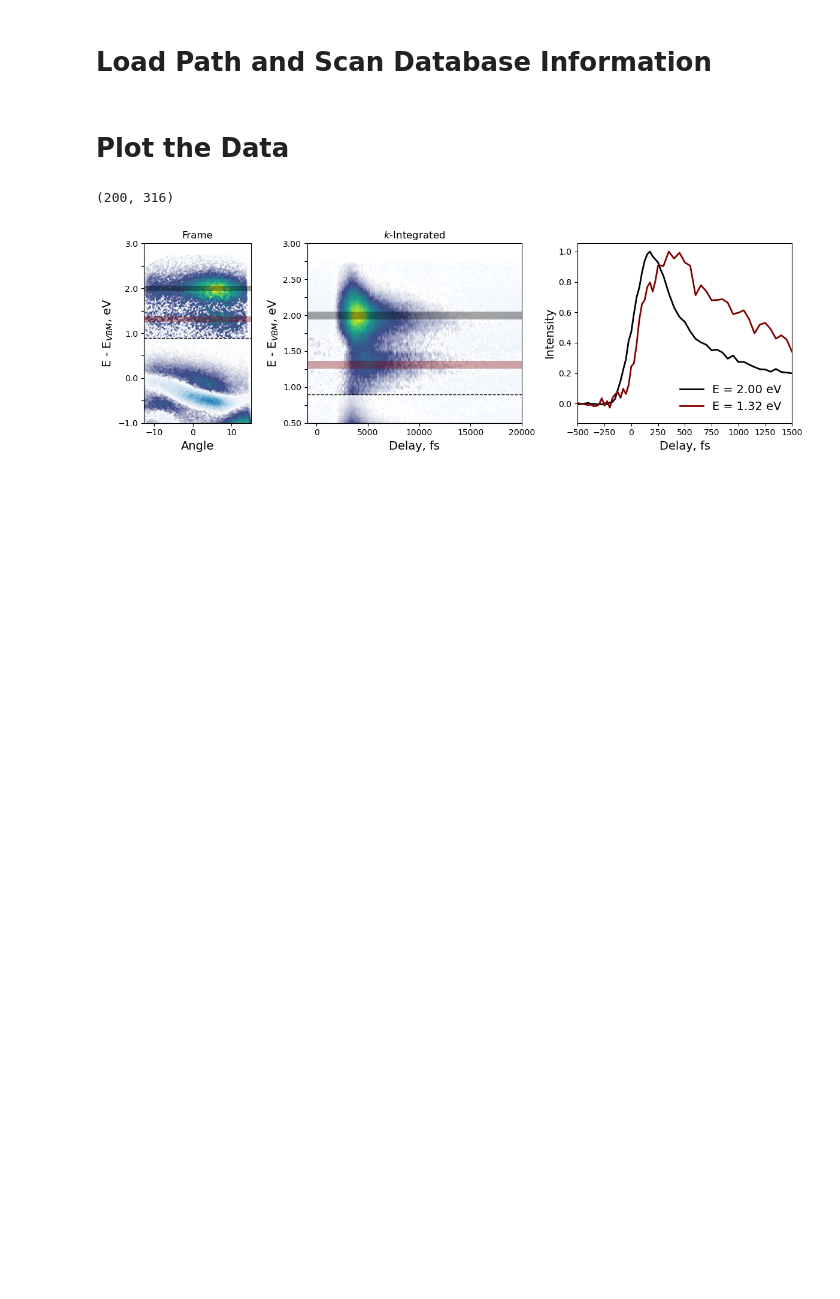
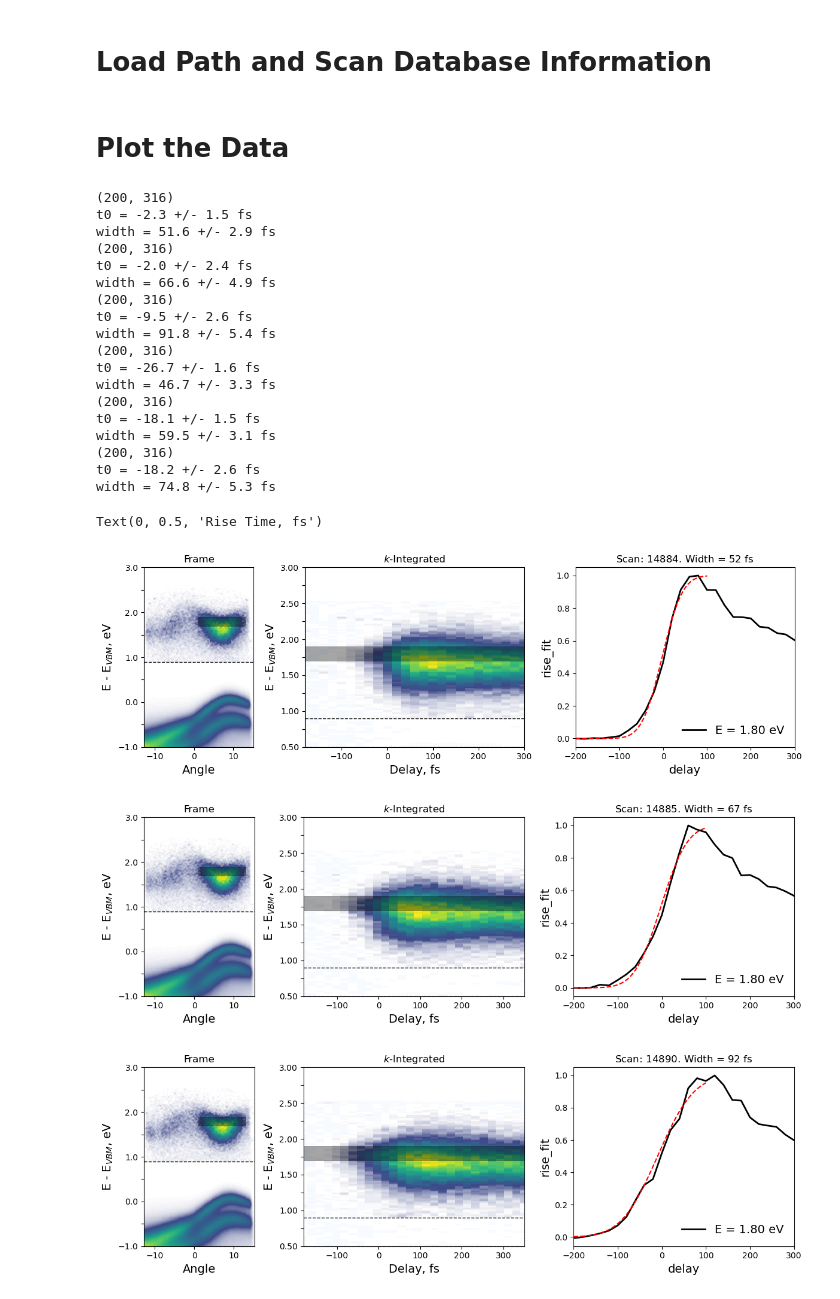
Before and after one commit to lawsonlloyd/mpes-analysis, a Jupyter notebook: phoibos_plot_analysis.ipynb, the cells around one changed output. Saved outputs shown, nothing was run; the diff lists cells and outputs as text; code cells hidden in the pictures; blank space fills up the shorter version.

Commit message:
phoibos t0

```diff
--- a/phoibos_plot_analysis.ipynb
+++ b/phoibos_plot_analysis.ipynb
@@ -51,33 +51,77 @@ energy_offset, delay_offset, force_offset = 19.62,  0, False
 
 scan_info = phoibos.get_scan_info(data_path_info, filename, {})
 # %%
-scan = 14608
+scan = 14898
 
-I = phoibos.load_data(data_path, scan, force_offset=False, scan_info = None, energy_offset=19.7+.1, delay_offset=0)
-
+I = phoibos.load_data(data_path, scan, force_offset=False, scan_info = None, energy_offset=20.5, delay_offset=0)
 I_res = I/np.max(I)
 # %% [markdown]
 # Plot the Data
 # %%
 %matplotlib inline
 
-fig, ax = plt.subplots(1, 3, gridspec_kw={'width_ratios': [1, 2, 2], 'height_ratios':[1]})
-fig.set_size_inches(12, 4, forward=False)
-ax = ax.flatten()
+scans = [14884, 14885, 14890, 14898, 14903, 14909]
+scmp = [8.7, 9.0, 9.3, 8.4, 8.1, 7.8]
+widths = []
 
-im0 = mpes.plot_phoibos_frame(I_res, fig=fig, ax=ax[0], energy_limits=(-1,3), E_enhance = .9, subtract_neg = True)
-waterfall = mpes.plot_waterfall(I_res, 0, 30, fig = fig, ax=ax[1], energy_limits = (0.5, 3), E_enhance = .9, subtract_neg=True)
+for scan in scans:
 
-E, E_int = [2, 1.32], 0.1
-colors = ['black', 'maroon', 'grey']
-traces = mpes.plot_time_traces(I_res, E, E_int, 0, 30, fig=fig, ax=ax[2], colors = colors)
+    I = phoibos.load_data(data_path, scan, force_offset=False, scan_info = None, energy_offset=20.5, delay_offset=0)
+    I_res = I/np.max(I)
 
-for i in np.arange(len(E)):
-    mpes.add_rect(500, 50000, E[i], E_int, ax[1], edgecolor=colors[i], facecolor=colors[i], alpha = 0.35)
-    mpes.add_rect(0, 30, E[i], E_int, ax[0], edgecolor=colors[i], facecolor=colors[i], alpha = 0.35)
+    fig, ax = plt.subplots(1, 3, gridspec_kw={'width_ratios': [1, 2, 2], 'height_ratios':[1]})
+    fig.set_size_inches(12, 4, forward=False)
+    ax = ax.flatten()
 
-ax[2].set_xlim(-500, 1500)
-fig.tight_layout()
+    im0 = mpes.plot_phoibos_frame(I_res, fig=fig, ax=ax[0], energy_limits=(-1,3), E_enhance = 0.9, subtract_neg = False)
+    waterfall = mpes.plot_waterfall(I_res, 0, 30, fig = fig, ax=ax[1], energy_limits = (0.5, 3), E_enhance = .9, subtract_neg=True)
+
+    E, E_int = [1.8], 0.2
+    a, a_int = 7, 12
+    colors = ['black', 'maroon', 'grey']
+    traces = mpes.get_time_trace(I_res, E[0], E_int, a, a_int)
+    mpes.plot_time_traces(I_res, E, E_int, a, a_int, fig=fig, ax=ax[2], colors = colors)
+
+    delay_limits = [-200, 100]
+    popt, perr, rise_fit = mpes.find_t0(traces/np.max(traces), delay_limits)
+
+    rise_fit.plot(ax=ax[2], color = 'red', linestyle = 'dashed')
+
+    for i in np.arange(len(E)):
+        mpes.add_rect(a, a_int, E[i], E_int, ax[0], edgecolor=colors[i], facecolor=colors[i], alpha = 0.35)
+        mpes.add_rect(500, 50000, E[i], E_int, ax[1], edgecolor=colors[i], facecolor=colors[i], alpha = 0.35)
+
+    ax[2].set_xlim(-200, 300)
+
+    ax[2].set_title(fr"Scan: {scan}. Width = ${popt[1]:.0f}$ fs")
+    widths.append(popt[1])
+
+    fig.tight_layout()
+
+plt.figure()
+plt.plot(scmp, widths, 'ro')
+plt.xlabel('SCMP, mm')
+plt.ylabel('Rise Time, fs')
 # %% [output]
 (200, 316)
+t0 = -2.3 +/- 1.5 fs
+width = 51.6 +/- 2.9 fs
+(200, 316)
+t0 = -2.0 +/- 2.4 fs
+width = 66.6 +/- 4.9 fs
+(200, 316)
+t0 = -9.5 +/- 2.6 fs
+width = 91.8 +/- 5.4 fs
+(200, 316)
+t0 = -26.7 +/- 1.6 fs
+width = 46.7 +/- 3.3 fs
+(200, 316)
+t0 = -18.1 +/- 1.5 fs
+width = 59.5 +/- 3.1 fs
+(200, 316)
+t0 = -18.2 +/- 2.6 fs
+width = 74.8 +/- 5.3 fs
+Text(0, 0.5, 'Rise Time, fs')
-[figure, old version]
+[figure, new version]
+[figure, added]
+[figure, added]
```
Also changed, not shown: parts of 3 cells of this notebook, 1 other file.
